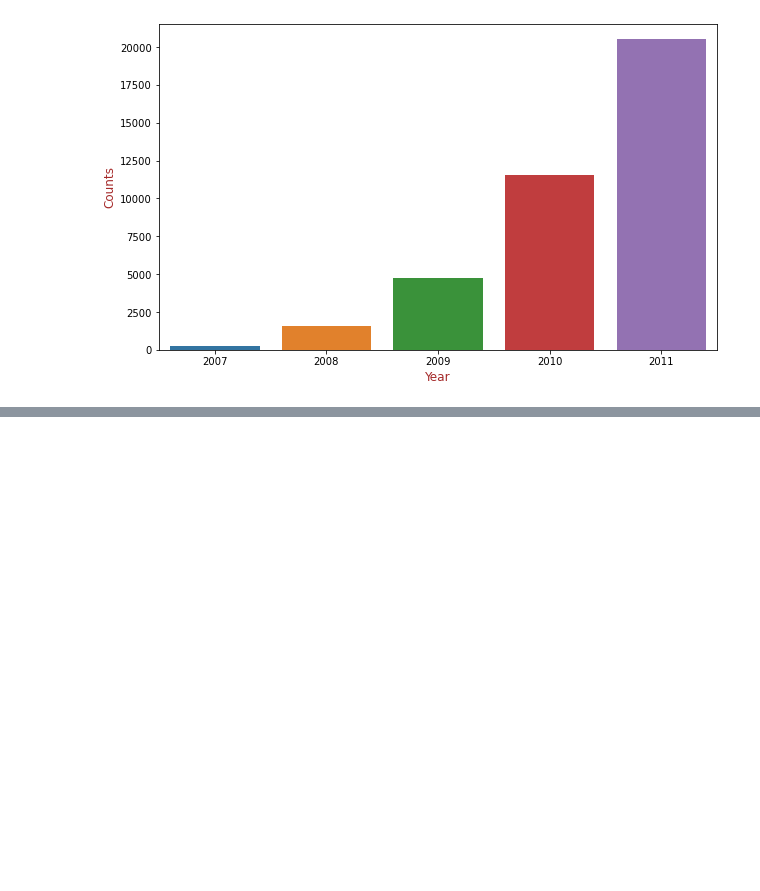
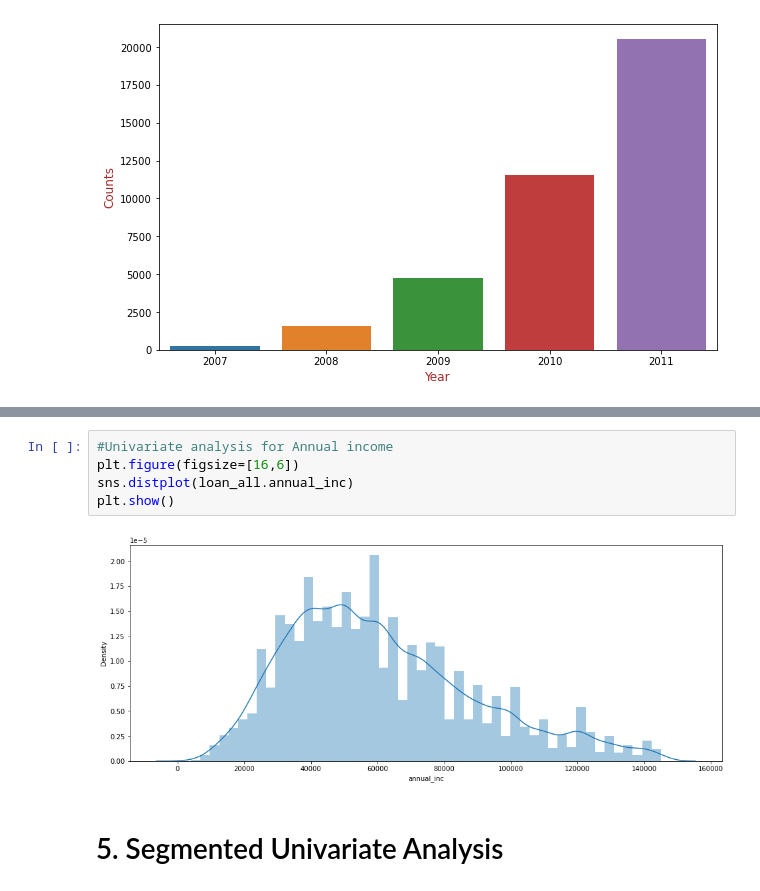
Before and after one commit to bappa-2000/LendingClubCaseStudy, a Jupyter notebook: Sanjay_Saini.ipynb, the cells around one changed output, grey strips where cells are left out. Saved outputs shown, nothing was run; the diff lists cells and outputs as text; blank space fills up the shorter version.

```diff
--- a/Sanjay_Saini.ipynb
+++ b/Sanjay_Saini.ipynb
@@ -686,0 +666,9 @@ plt.show()
+# %%
+#Univariate analysis for Annual income
+plt.figure(figsize=[16,6])
+sns.distplot(loan_all.annual_inc)
+plt.show()
+# %% [output]
+[figure, added]
+# %% [markdown]
+# 5. Segmented Univariate Analysis
```
Also changed, not shown: parts of 13 cells of this notebook.
